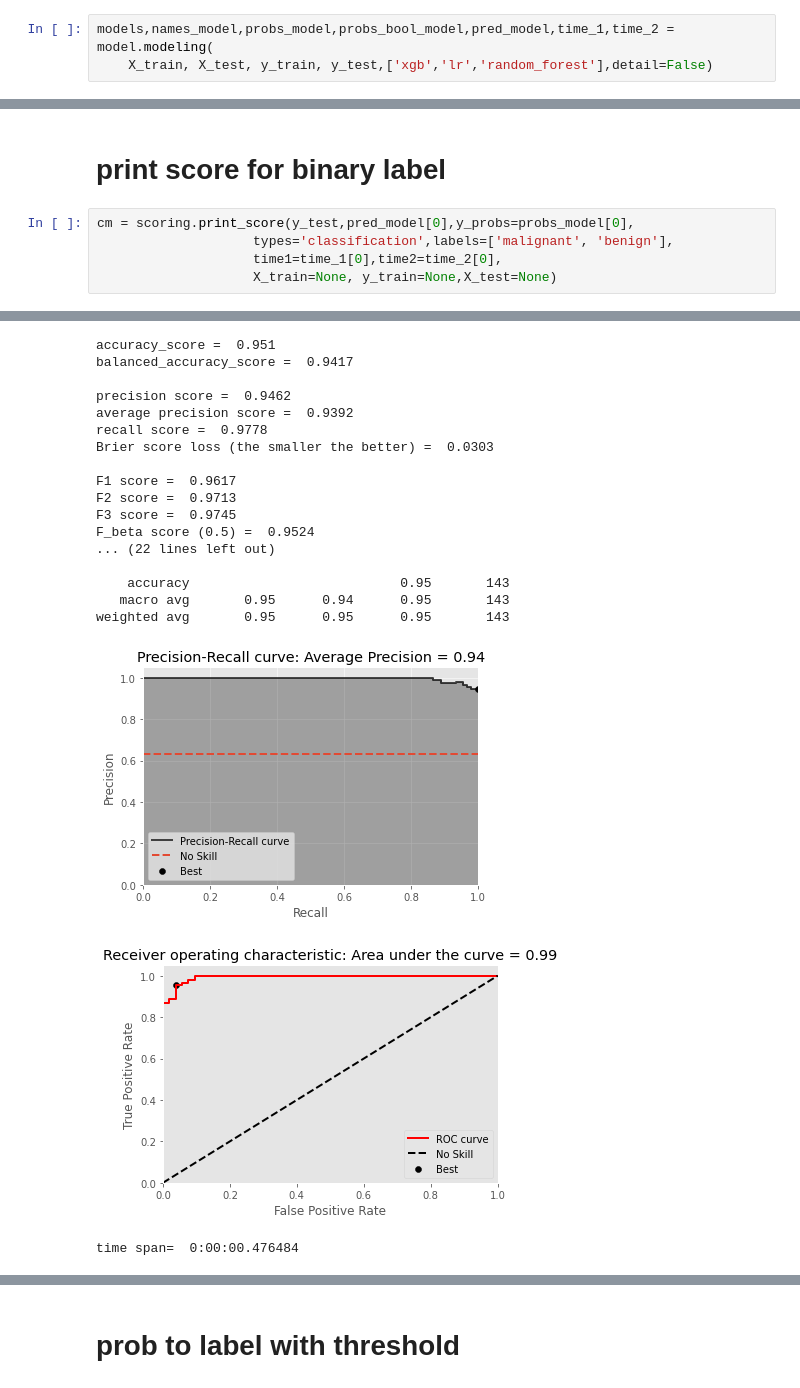
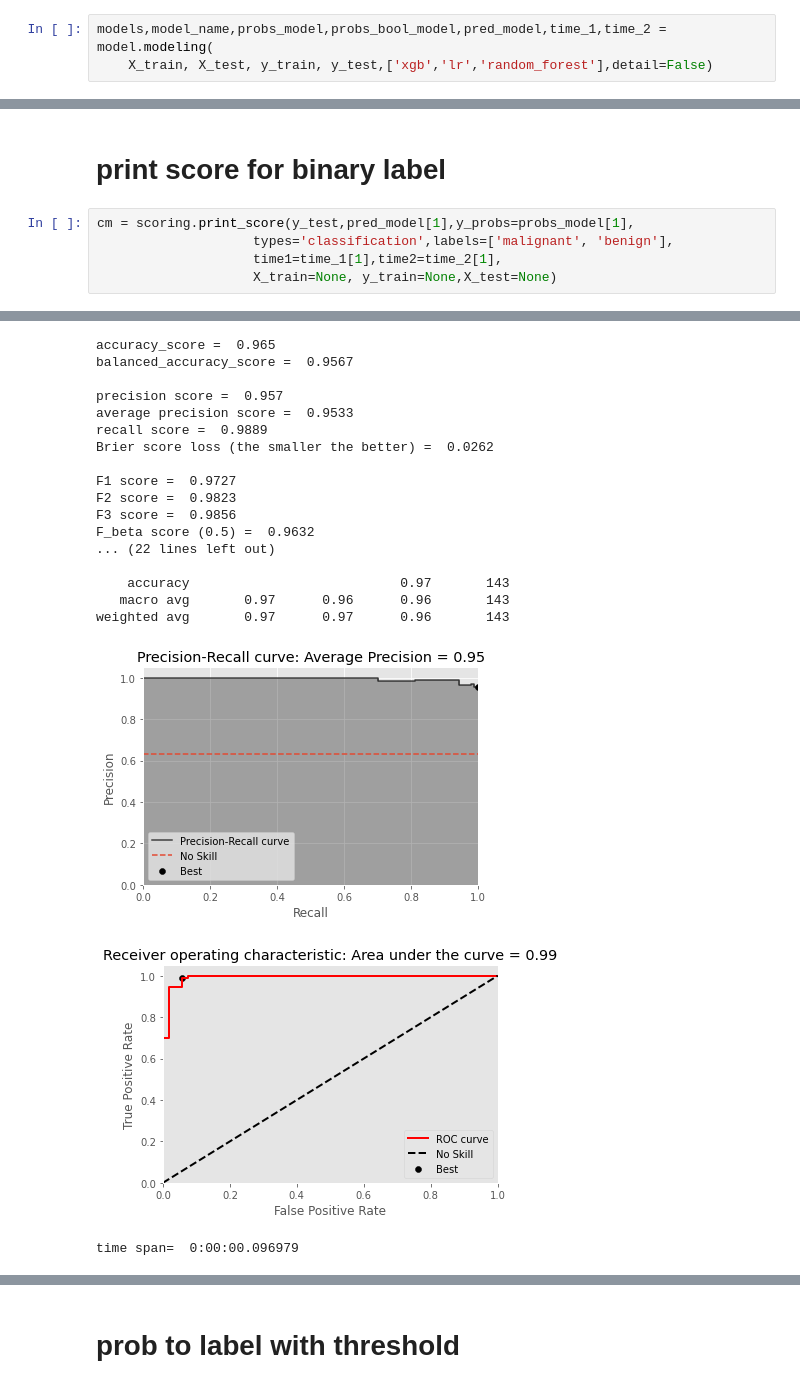
Before and after one commit to imanursar/Machine-Learning-Notes, a Jupyter notebook: Custom Function/Scoring Function.ipynb, the cells around one changed output, grey strips where cells are left out. Drawn from its saved outputs; the diff is of its cells as text.

```diff
--- a/Custom Function/Scoring Function.ipynb
+++ b/Custom Function/Scoring Function.ipynb
@@ -24,7 +24,7 @@ cancer = load_breast_cancer()
 X_train, X_test, y_train, y_test = train_test_split(
     cancer.data, cancer.target, stratify=cancer.target, random_state=42)
 # %%
-models,names_model,probs_model,probs_bool_model,pred_model,time_1,time_2 = model.modeling(
+models,model_name,probs_model,probs_bool_model,pred_model,time_1,time_2 = model.modeling(
     X_train, X_test, y_train, y_test,['xgb','lr','random_forest'],detail=False)
 # %% [output]
 we have done with these models:
@@ -37,9 +34,9 @@ X_train = pd.DataFrame(X_train,columns=cancer.feature_names)
 # %% [markdown]
 # print score for binary label
 # %%
-cm = scoring.print_score(y_test,pred_model[0],y_probs=probs_model[0],
+cm = scoring.print_score(y_test,pred_model[1],y_probs=probs_model[1],
                     types='classification',labels=['malignant', 'benign'],
-                    time1=time_1[0],time2=time_2[0],
+                    time1=time_1[1],time2=time_2[1],
                     X_train=None, y_train=None,X_test=None)
 # %% [output]
 comfusion matrix =
@@ -48,21 +45,21 @@ comfusion matrix =
 [figure]
-accuracy_score =  0.951
-balanced_accuracy_score =  0.9417
+accuracy_score =  0.965
+balanced_accuracy_score =  0.9567
 
-precision score =  0.9462
-average precision score =  0.9392
-recall score =  0.9778
-Brier score loss (the smaller the better) =  0.0303
+precision score =  0.957
+average precision score =  0.9533
+recall score =  0.9889
+Brier score loss (the smaller the better) =  0.0262
 
-F1 score =  0.9617
-F2 score =  0.9713
-F3 score =  0.9745
-F_beta score (0.5) =  0.9524
+F1 score =  0.9727
+F2 score =  0.9823
+F3 score =  0.9856
+F_beta score (0.5) =  0.9632
 ... (22 lines left out)
 
-    accuracy                           0.95       143
-   macro avg       0.95      0.94      0.95       143
-weighted avg       0.95      0.95      0.95       143
+    accuracy                           0.97       143
+   macro avg       0.97      0.96      0.96       143
+weighted avg       0.97      0.97      0.96       143
-[figure, old version]
+[figure, new version]
-[figure, old version]
+[figure, new version]
-time span=  0:00:00.476484
+time span=  0:00:00.096979
```
Also changed, not shown: parts of 4 cells of this notebook.
